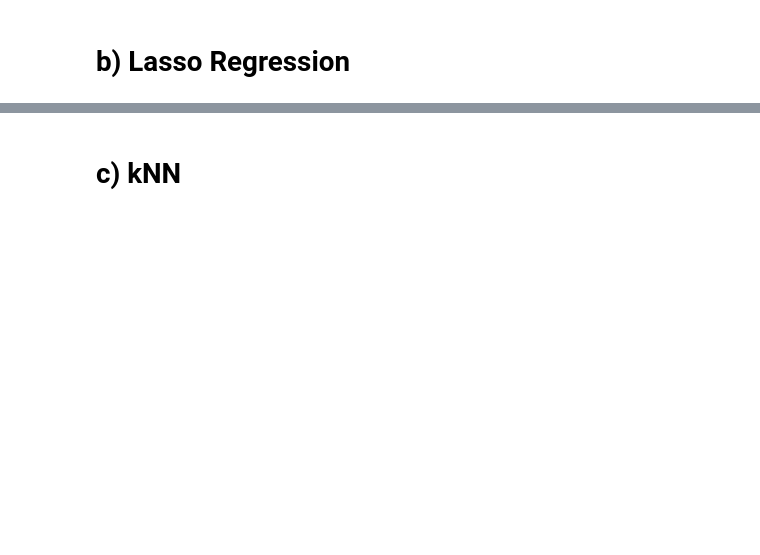
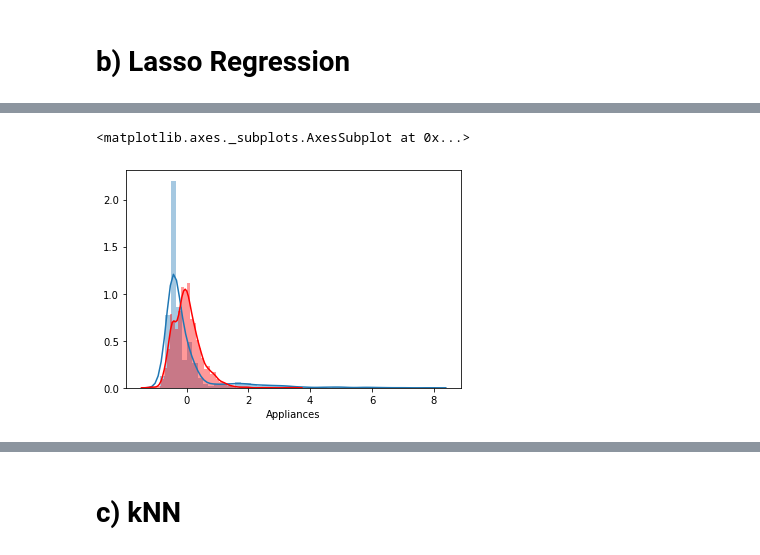
Before and after one commit to GenosW/ml-exercises, a Jupyter notebook: exercise1/energy.ipynb, the cells around one changed output, grey strips where cells are left out. Cells and saved outputs as stored; diff of their text form; code cells hidden in the pictures; blank space fills up the shorter version.

```diff
--- a/exercise1/energy.ipynb
+++ b/exercise1/energy.ipynb
@@ -515,10 +850,13 @@ Y_lin_pred = linreg.predict(X_train)
 # %% [markdown]
 # b) Lasso Regression
 # %%
-lasso = Lasso(normalize = True)
-parameters = {'alpha':[1e-15,1e-10,1e-8,1e-3,1e-2,1,2,5,10,20,30,35,40,45,50,55,100]}
-lasso_regressor = GridSearchCV(lasso,parameters,scoring = 'neg_mean_squared_error',cv = 5)
+n_cores = 4
+#lasso = Lasso(normalize = True)
+
+# OR
+# [1e-15,1e-10,1e-8,1e-3,1e-2,1,2,5,10,20,30,35,40,45,50,55,100]
+# [1e-15,1e-8,1e-2,1,5,10,20,40,50,100]
+parameters = {'alpha':[1e-10,1e-9,1e-8,1e-7,1e-6,1e-3,1e-2], 'max_iter':[100,1000,5000]}
+lasso = GridSearchCV(Lasso(normalize = False),parameters,scoring = 'neg_mean_squared_error',cv = 5, n_jobs=n_cores)
-# %%
-lasso_regressor.fit(X_train,Y_train)
-print(lasso_regressor.best_params_)
-print(lasso_regressor.best_score_)
+# %%
+lasso.fit(X_train,Y_train)
@@ -525,4 +889,4 @@ print(lasso_regressor.best_score_)
 # %% [markdown]
 <a id='knn'></a>
 # %%
-Y_lasso_pred = lasso_regressor.predict(X_test)
+Y_lasso_pred = lasso.predict(X_test)
@@ -528,0 +907,6 @@ Y_lasso_pred = lasso_regressor.predict(X_test)
+# %%
+sns.distplot(Y_test)
+sns.distplot(Y_lasso_pred, color='red')
+# %% [output]
+<matplotlib.axes._subplots.AxesSubplot at 0x...>
+[figure, added]
```
Also changed, not shown: parts of 78 cells of this notebook.
